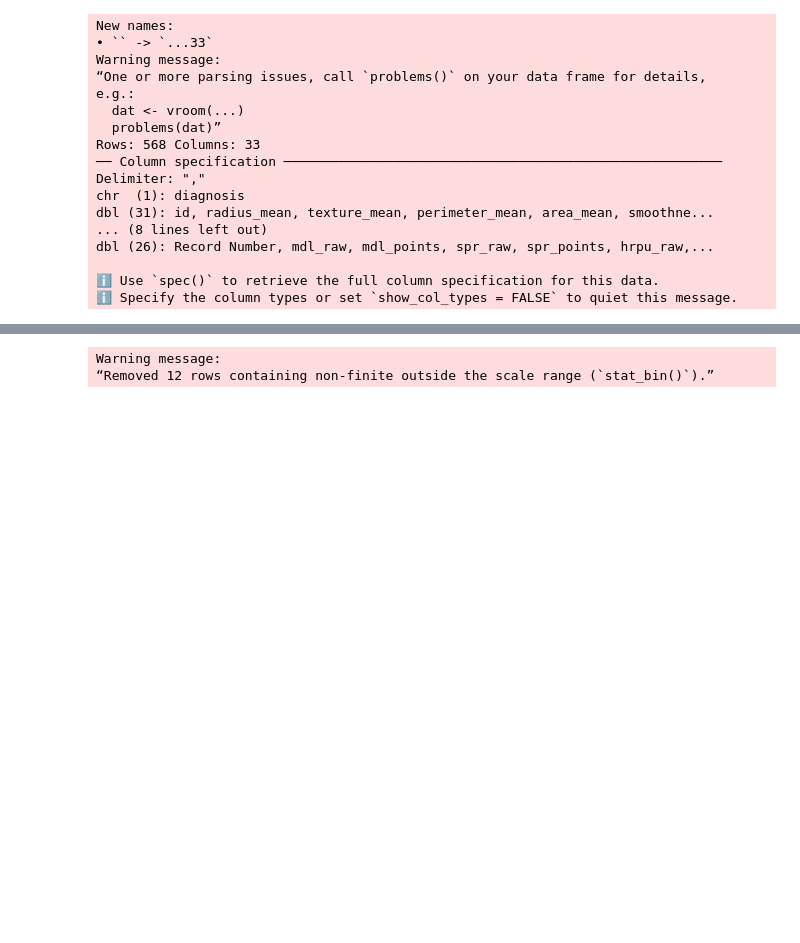
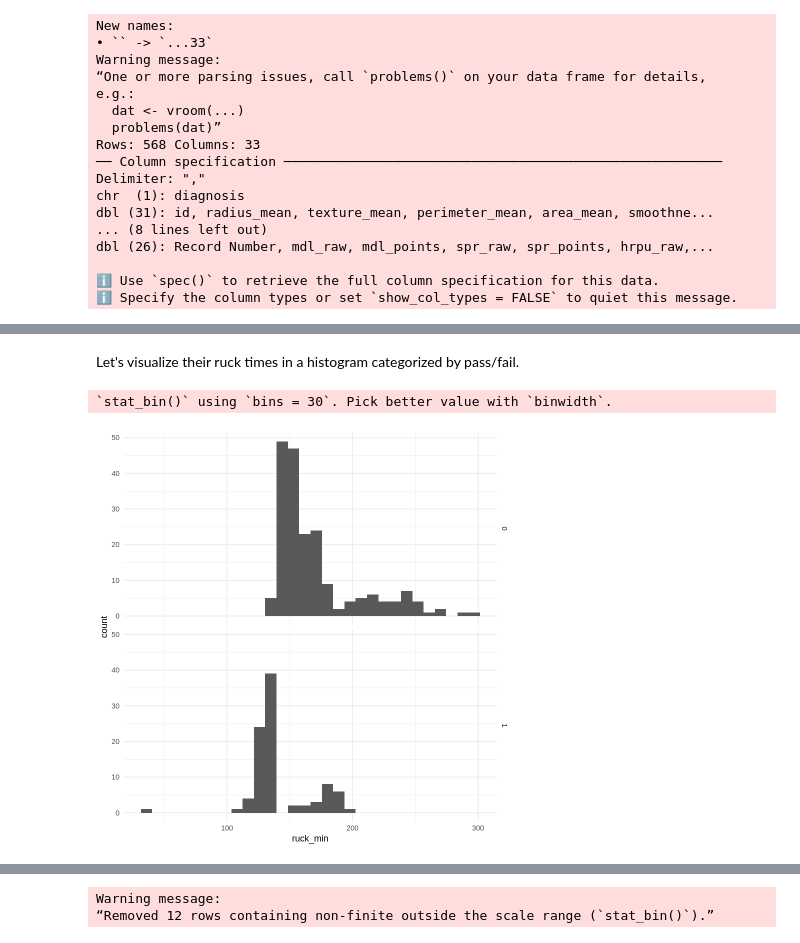
Before and after one commit to lonespear/MA206, a Jupyter notebook: Lesson_14_Two_Means.ipynb, the cells around one changed output, grey strips where cells are left out. Drawn from its saved outputs; the diff is of its cells as text; code cells hidden in the pictures; blank space fills up the shorter version.

```diff
--- a/Lesson_14_Two_Means.ipynb
+++ b/Lesson_14_Two_Means.ipynb
@@ -95,0 +113,7 @@ A data.frame: 6 × 13
+# %% [markdown]
+Let's visualize their ruck times in a histogram categorized by pass/fail.
+# %%
+ranger %>% ggplot(aes(x=ruck_min)) + geom_histogram() + facet_grid(Ranger_tab ~ .) + theme_minimal()
+# %% [output]
+`stat_bin()` using `bins = 30`. Pick better value with `binwidth`.
+[figure, added]
```
Also changed, not shown: parts of 32 cells of this notebook.
